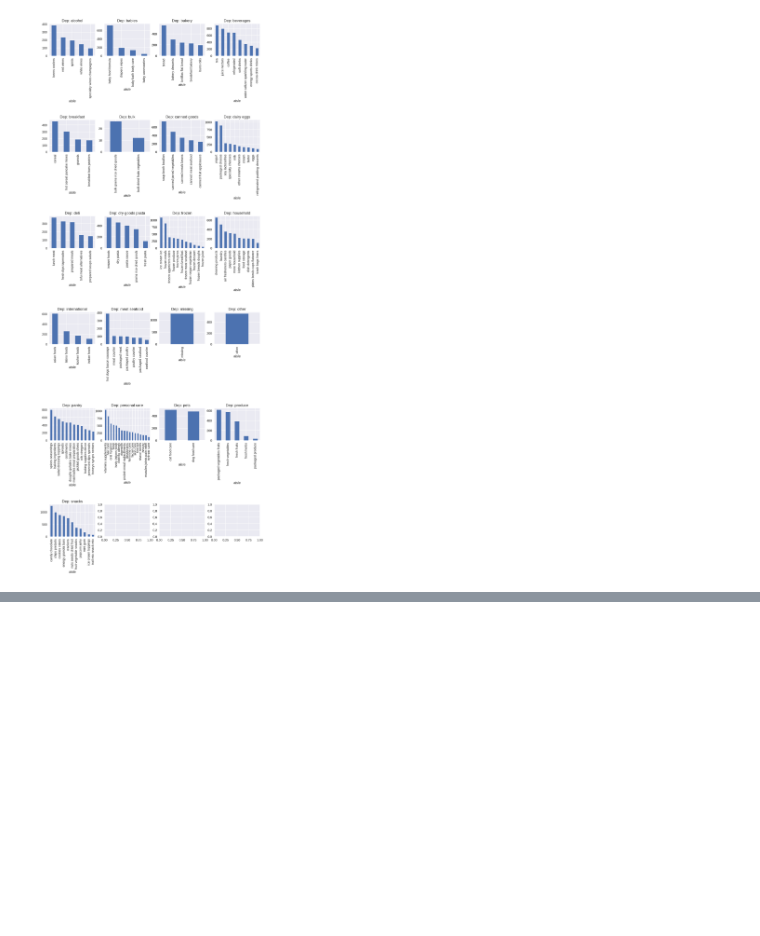
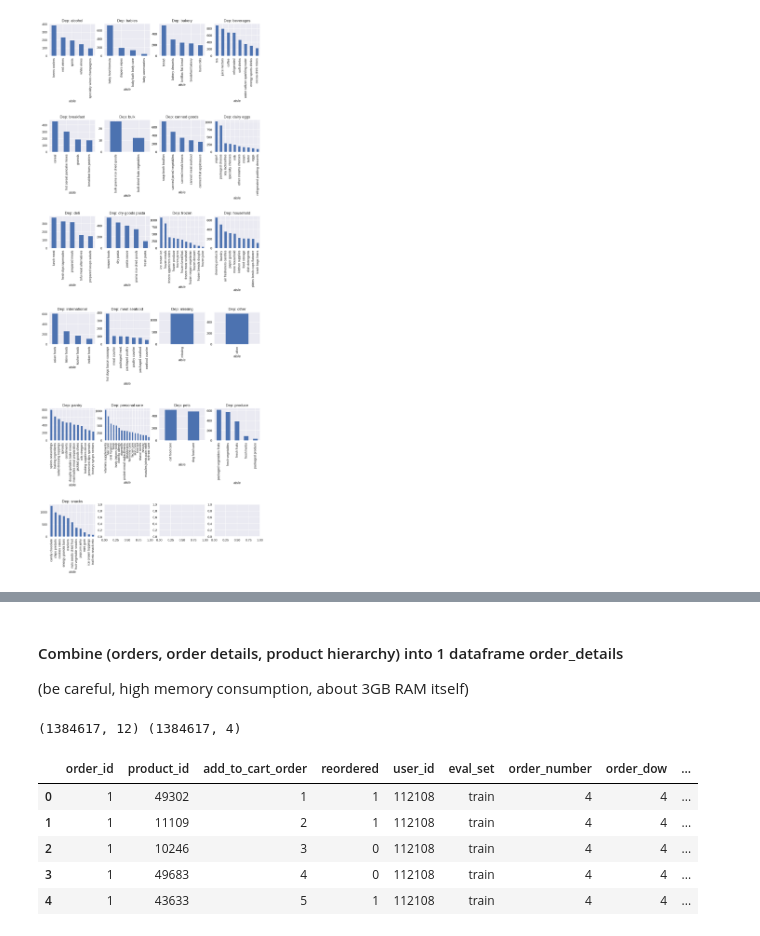
Before and after one commit to cmuell89/Instacart, a Jupyter notebook: analysis.ipynb, the cells around one changed output, grey strips where cells are left out. Cells and saved outputs as stored; diff of their text form; code cells hidden in the pictures; blank space fills up the shorter version.

```diff
--- a/analysis.ipynb
+++ b/analysis.ipynb
@@ -106,0 +208,50 @@ f.subplots_adjust(hspace=2)
+# %% [markdown]
+#### Combine (orders, order details, product hierarchy) into 1 dataframe order_details
+(be careful, high memory consumption, about 3GB RAM itself)
+# %%
+from functools import partial
+
+# merge train and prior together iteratively, to fit into 8GB kernel RAM
+# split df indexes into parts
+# linspace retrns evenly spaced numbers over a
+indexes = np.linspace(0, len(order_products_prior), num=10, dtype=np.int32)
+
+# initialize it with train dataset
+# Pandas merge function exposes database-like operations for combining DataFrames
+# In this case, we are left inner joining orderS-products_train with
+# orders on order_id.
+# apply() applies a function on each column.
+# the partial function apples the errors and downcast arguments prior to calling to_numeric on each value
+order_details = pd.merge(
+                left=order_products_train,
+                 right=orders,
+                 how='left',
+                 on='order_id'
+        ).apply(partial(pd.to_numeric, errors='ignore', downcast='integer'))
+
+# add order hierarchy
+order_details = pd.merge(
+                left=order_details,
+                right=goods[['product_id',
+                             'aisle_id',
+                             'department_id']].apply(partial(pd.to_numeric,
+                                                             errors='ignore',
+                                                             downcast='integer')),
+                how='left',
+                on='product_id'
+)
+
+print(order_details.shape, order_products_train.shape)
+
+# delete (redundant now) dataframes
+del order_products_train
+
+order_details.head()
+# %% [output]
+(1384617, 12) (1384617, 4)
+|  | order_id | product_id | add_to_cart_order | reordered | user_id | eval_set | order_number | order_dow | ... |
+| 0 | 1 | 49302 | 1 | 1 | 112108 | train | 4 | 4 | ... |
+| 1 | 1 | 11109 | 2 | 1 | 112108 | train | 4 | 4 | ... |
+| 2 | 1 | 10246 | 3 | 0 | 112108 | train | 4 | 4 | ... |
+| 3 | 1 | 49683 | 4 | 0 | 112108 | train | 4 | 4 | ... |
+| 4 | 1 | 43633 | 5 | 1 | 112108 | train | 4 | 4 | ... |
```
Also changed, not shown: parts of 15 cells of this notebook.
